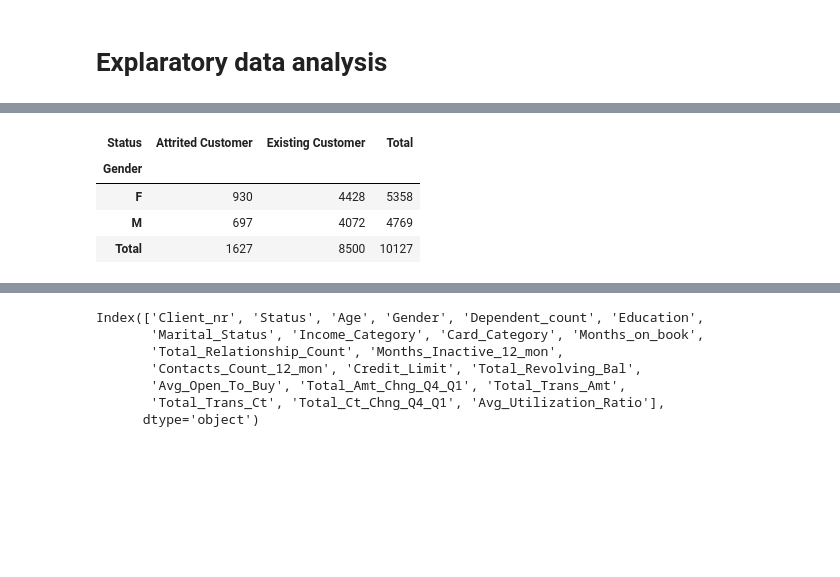
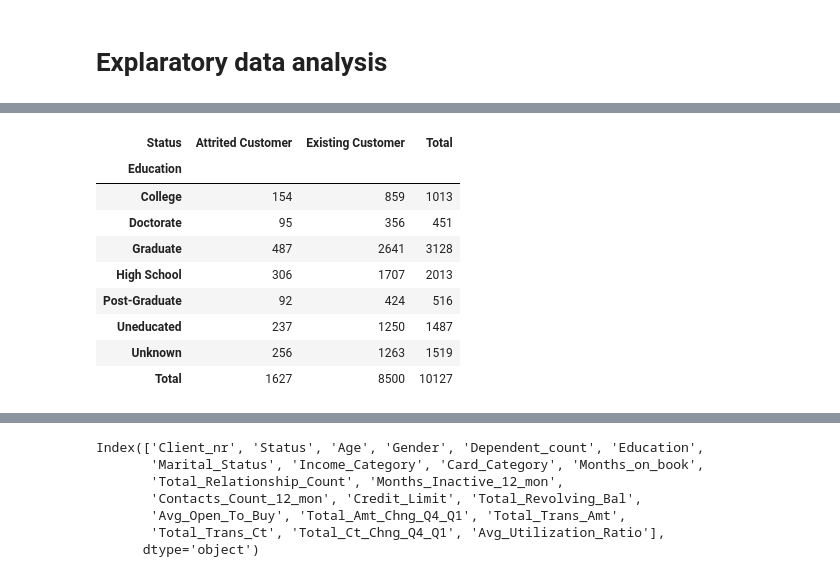
Before and after one commit to AG-at-HI-AIBC23/AG-at-HI-AIBC23, a Jupyter notebook: bank-churners-eda.ipynb, the cells around one changed output, grey strips where cells are left out. Cells and saved outputs as stored; diff of their text form; code cells hidden in the pictures; blank space fills up the shorter version.

```diff
--- a/bank-churners-eda.ipynb
+++ b/bank-churners-eda.ipynb
@@ -207,8 +250,7 @@ Now lets take a look at what columns are of most intresting and what columns we
 We got the information from the dataset source that the last two columns where to be deleted.
 # %%
 df.drop(['Naive_Bayes_Classifier_Attrition_Flag_Card_Category_Contacts_Count_12_mon_Dependent_count_Education_Level_Months_Inactive_12_mon_1',
-          'Naive_Bayes_Classifier_Attrition_Flag_Card_Category_Contacts_Count_12_mon_Dependent_count_Education_Level_Months_Inactive_12_mon_2',
-          ], axis = 1, inplace = True)
+          'Naive_Bayes_Classifier_Attrition_Flag_Card_Category_Contacts_Count_12_mon_Dependent_count_Education_Level_Months_Inactive_12_mon_2'], axis = 1, inplace = True)
 # %% [markdown]
 **Rename columns**
 # %% [markdown]
@@ -275,8 +389,13 @@ Name: Status, dtype: int64
 # %%
- pd.crosstab(df['Gender'], df['Status'], margins = True, margins_name = "Total")
+ pd.crosstab(df['Education'], df['Status'], margins = True, margins_name = "Total")
 # %% [output]
 | Status | Attrited Customer | Existing Customer | Total |
-| Gender |  |  |  |
-| F | 930 | 4428 | 5358 |
-| M | 697 | 4072 | 4769 |
+| Education |  |  |  |
+| College | 154 | 859 | 1013 |
+| Doctorate | 95 | 356 | 451 |
+| Graduate | 487 | 2641 | 3128 |
+| High School | 306 | 1707 | 2013 |
+| Post-Graduate | 92 | 424 | 516 |
+| Uneducated | 237 | 1250 | 1487 |
+| Unknown | 256 | 1263 | 1519 |
 | Total | 1627 | 8500 | 10127 |
```
Also changed, not shown: parts of 66 cells of this notebook.
